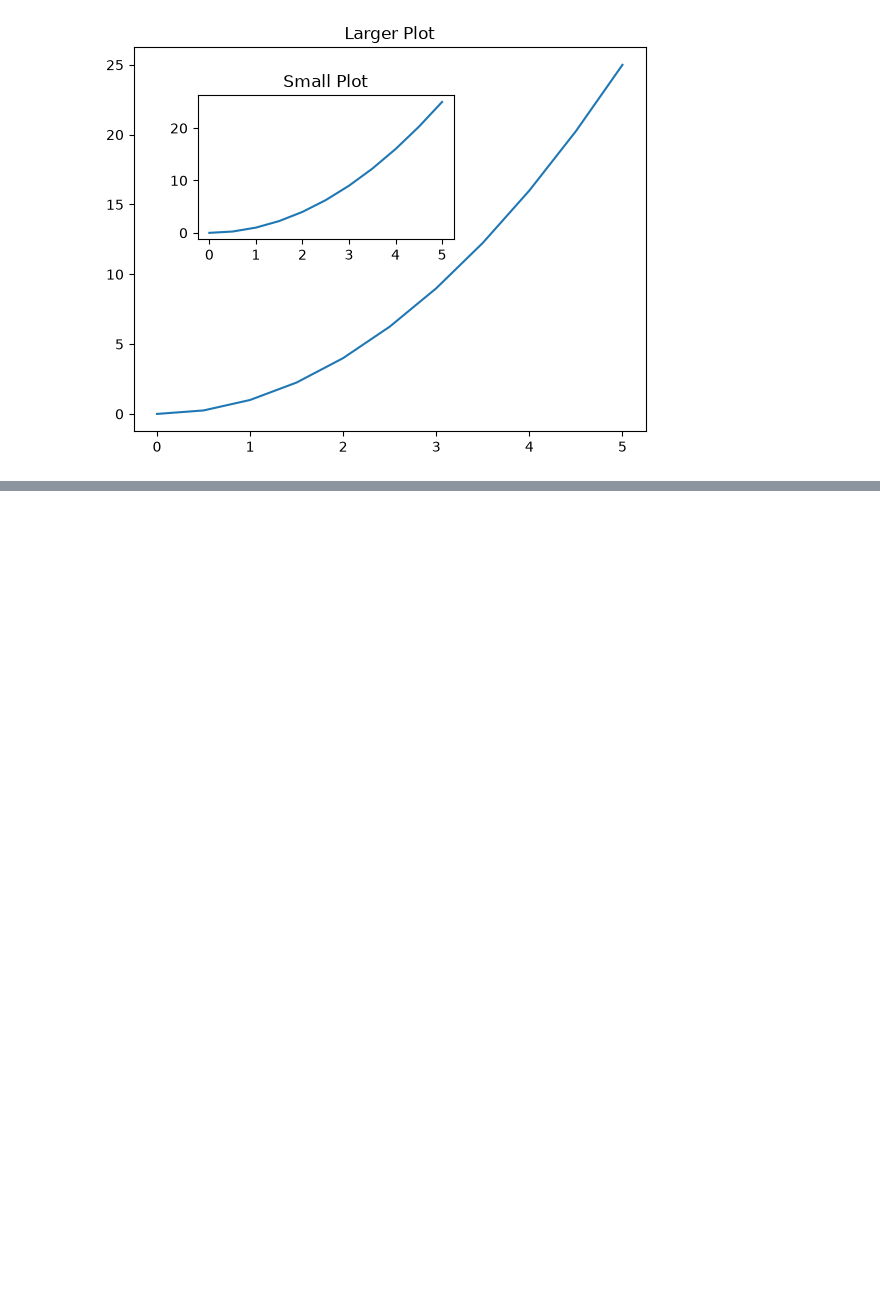
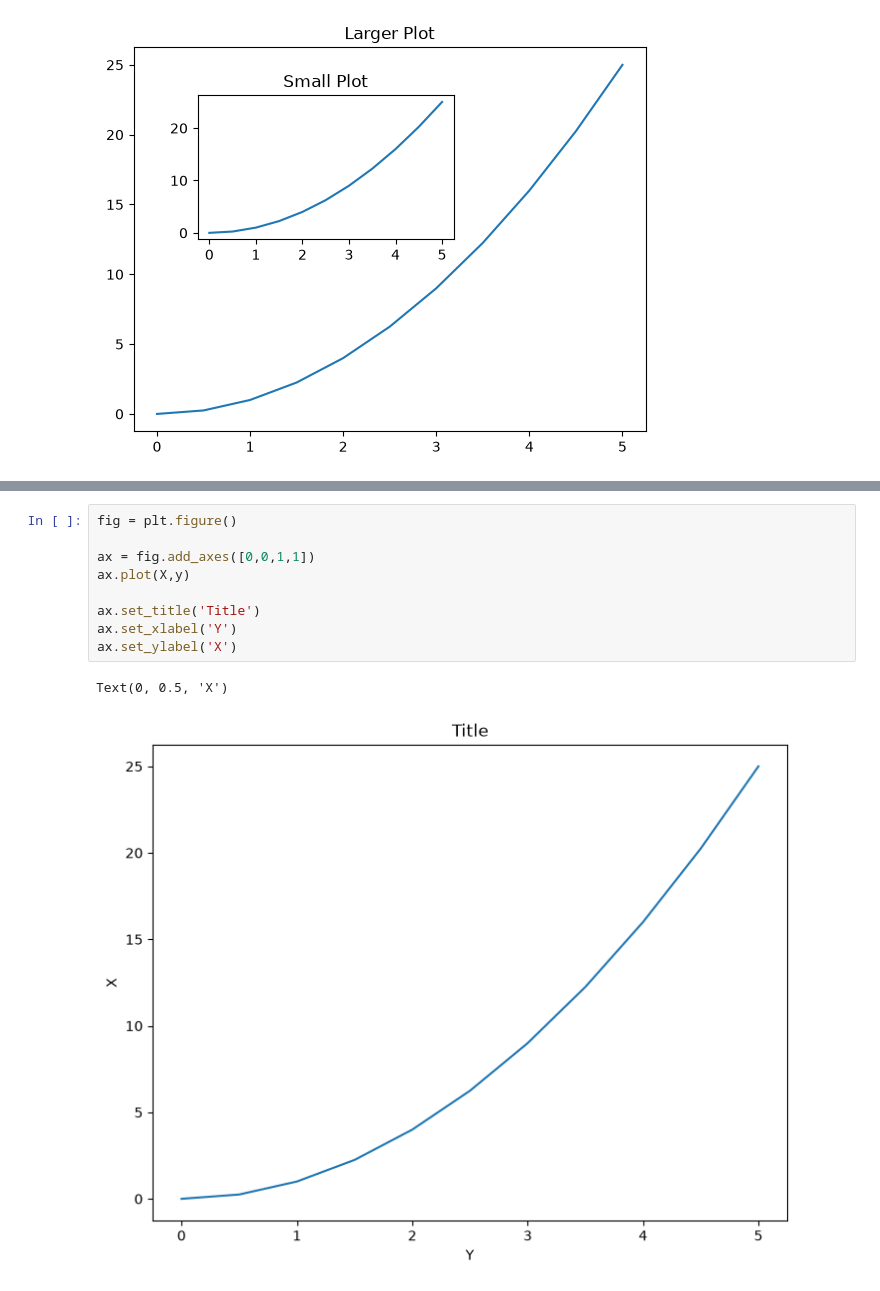
Before and after one commit to CyberWol-12/Machine_Learning_with_Python, a Jupyter notebook: machile_learning_basic to advance/Refactored_Py_DS_ML_Bootcamp-master/05-Data-Visualization-with-Matplotlib/05-matplot.ipynb, the cells around one changed output, grey strips where cells are left out. Cells and saved outputs as stored; diff of their text form; blank space fills up the shorter version.

```diff
--- a/machile_learning_basic to advance/Refactored_Py_DS_ML_Bootcamp-master/05-Data-Visualization-with-Matplotlib/05-matplot.ipynb
+++ b/machile_learning_basic to advance/Refactored_Py_DS_ML_Bootcamp-master/05-Data-Visualization-with-Matplotlib/05-matplot.ipynb
@@ -54,0 +80,12 @@ Text(0.5, 1.0, 'Small Plot')
+# %%
+fig = plt.figure()
+
+ax = fig.add_axes([0,0,1,1])
+ax.plot(X,y)
+
+ax.set_title('Title')
+ax.set_xlabel('Y')
+ax.set_ylabel('X')
+# %% [output]
+Text(0, 0.5, 'X')
+[figure, added]
```
Also changed, not shown: parts of 6 cells of this notebook, 1 other file.
